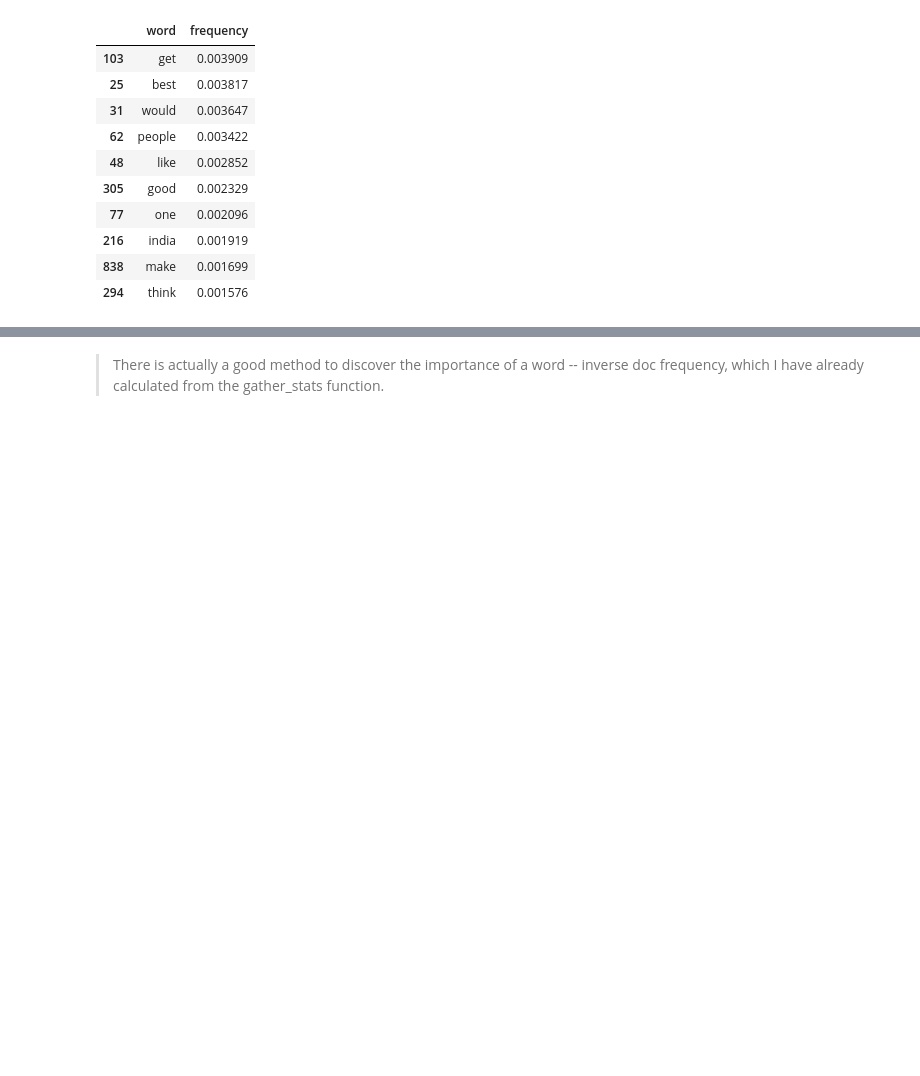
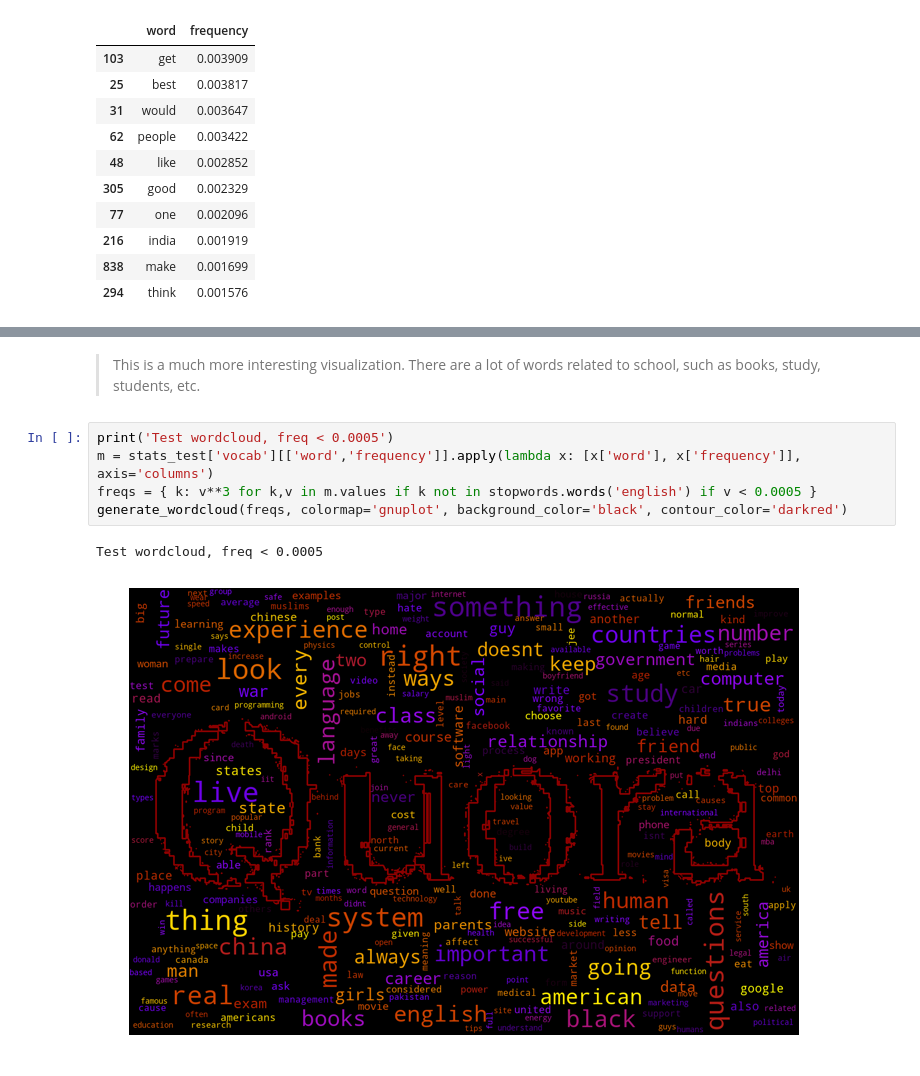
Before and after one commit to bshurick/kaggles, a Jupyter notebook: Quora/quora_eda.ipynb, the cells around one changed output, grey strips where cells are left out. Drawn from its saved outputs; the diff is of its cells as text; blank space fills up the shorter version.

```diff
--- a/Quora/quora_eda.ipynb
+++ b/Quora/quora_eda.ipynb
@@ -353,2 +353,10 @@ Test wordcloud, freq < 0.0005
-# %% [markdown]
-> There is actually a good method to discover the importance of a word -- inverse doc frequency, which I have already calculated from the gather_stats function.
+# %% [markdown]
+> This is a much more interesting visualization. There are a lot of words related to school, such as books, study, students, etc.
+# %%
+print('Test wordcloud, freq < 0.0005')
+m = stats_test['vocab'][['word','frequency']].apply(lambda x: [x['word'], x['frequency']], axis='columns')
+freqs = { k: v**3 for k,v in m.values if k not in stopwords.words('english') if v < 0.0005 }
+generate_wordcloud(freqs, colormap='gnuplot', background_color='black', contour_color='darkred')
+# %% [output]
+Test wordcloud, freq < 0.0005
+[figure, added]
```
Also changed, not shown: parts of 13 cells of this notebook.
